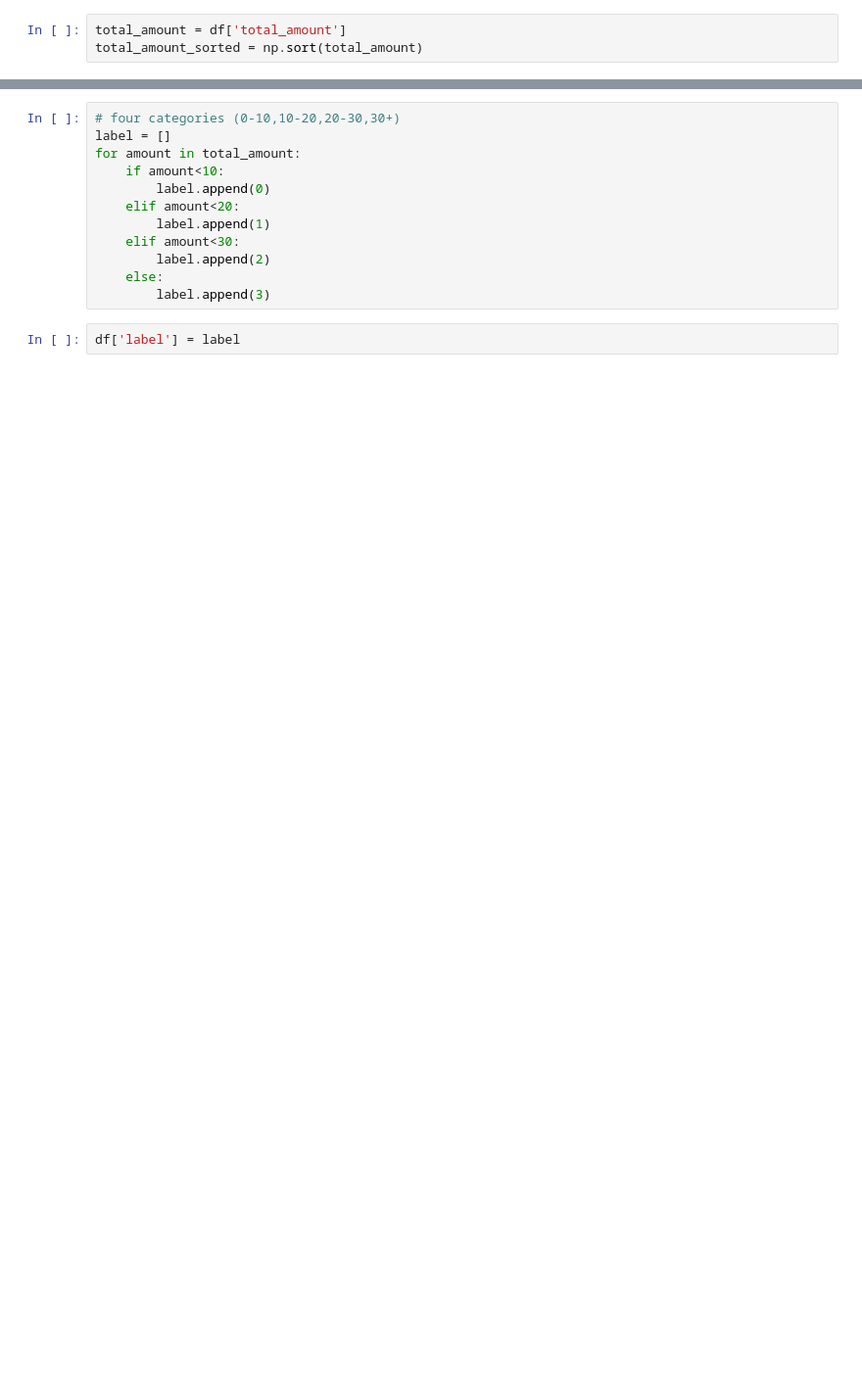
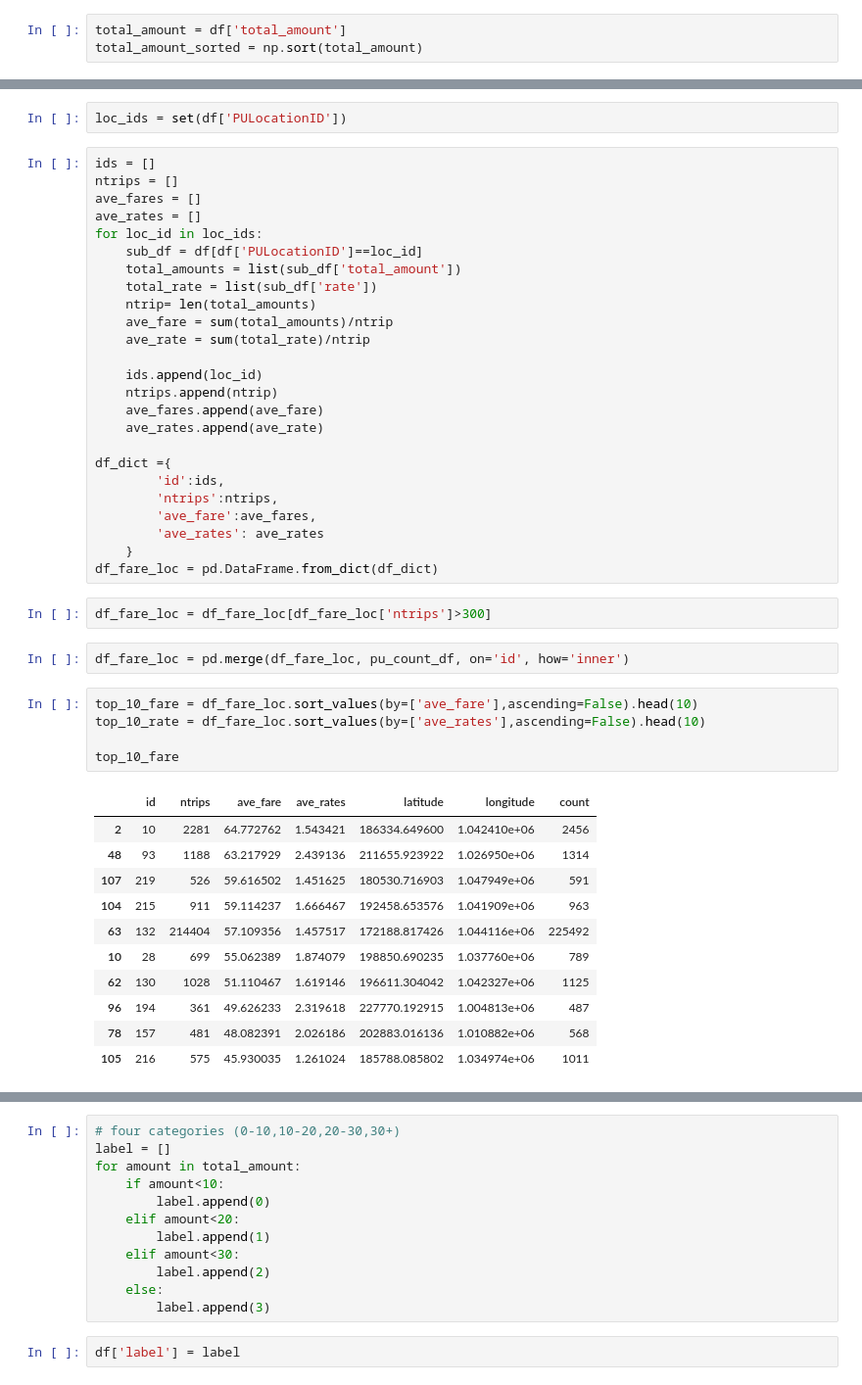
Before and after one commit to rewu1993/smart-taxi, a Jupyter notebook: fare_prediction.ipynb, the cells around one changed output, grey strips where cells are left out. Shown at 98% size. Saved outputs shown, nothing was run; the diff lists cells and outputs as text; blank space fills up the shorter version.

```diff
--- a/fare_prediction.ipynb
+++ b/fare_prediction.ipynb
@@ -37,0 +47,48 @@ total_amount_sorted[int(len(total_amount)*0.85)]
+# %%
+loc_ids = set(df['PULocationID'])
+# %%
+ids = []
+ntrips = []
+ave_fares = []
+ave_rates = []
+for loc_id in loc_ids:
+    sub_df = df[df['PULocationID']==loc_id]
+    total_amounts = list(sub_df['total_amount'])
+    total_rate = list(sub_df['rate'])
+    ntrip= len(total_amounts)
+    ave_fare = sum(total_amounts)/ntrip
+    ave_rate = sum(total_rate)/ntrip
+
+    ids.append(loc_id)
+    ntrips.append(ntrip)
+    ave_fares.append(ave_fare)
+    ave_rates.append(ave_rate)
+
+df_dict ={
+        'id':ids,
+        'ntrips':ntrips,
+        'ave_fare':ave_fares,
+        'ave_rates': ave_rates
+    }
+df_fare_loc = pd.DataFrame.from_dict(df_dict)
+# %%
+df_fare_loc = df_fare_loc[df_fare_loc['ntrips']>300]
+# %%
+df_fare_loc = pd.merge(df_fare_loc, pu_count_df, on='id', how='inner')
+# %%
+top_10_fare = df_fare_loc.sort_values(by=['ave_fare'],ascending=False).head(10)
+top_10_rate = df_fare_loc.sort_values(by=['ave_rates'],ascending=False).head(10)
+
+top_10_fare
+# %% [output]
+|  | id | ntrips | ave_fare | ave_rates | latitude | longitude | count |
+| 2 | 10 | 2281 | 64.772762 | 1.543421 | 186334.649600 | 1.042410e+06 | 2456 |
+| 48 | 93 | 1188 | 63.217929 | 2.439136 | 211655.923922 | 1.026950e+06 | 1314 |
+| 107 | 219 | 526 | 59.616502 | 1.451625 | 180530.716903 | 1.047949e+06 | 591 |
+| 104 | 215 | 911 | 59.114237 | 1.666467 | 192458.653576 | 1.041909e+06 | 963 |
+| 63 | 132 | 214404 | 57.109356 | 1.457517 | 172188.817426 | 1.044116e+06 | 225492 |
+| 10 | 28 | 699 | 55.062389 | 1.874079 | 198850.690235 | 1.037760e+06 | 789 |
+| 62 | 130 | 1028 | 51.110467 | 1.619146 | 196611.304042 | 1.042327e+06 | 1125 |
+| 96 | 194 | 361 | 49.626233 | 2.319618 | 227770.192915 | 1.004813e+06 | 487 |
+| 78 | 157 | 481 | 48.082391 | 2.026186 | 202883.016136 | 1.010882e+06 | 568 |
+| 105 | 216 | 575 | 45.930035 | 1.261024 | 185788.085802 | 1.034974e+06 | 1011 |
```
Also changed, not shown: parts of 18 cells of this notebook, 24 other files.
